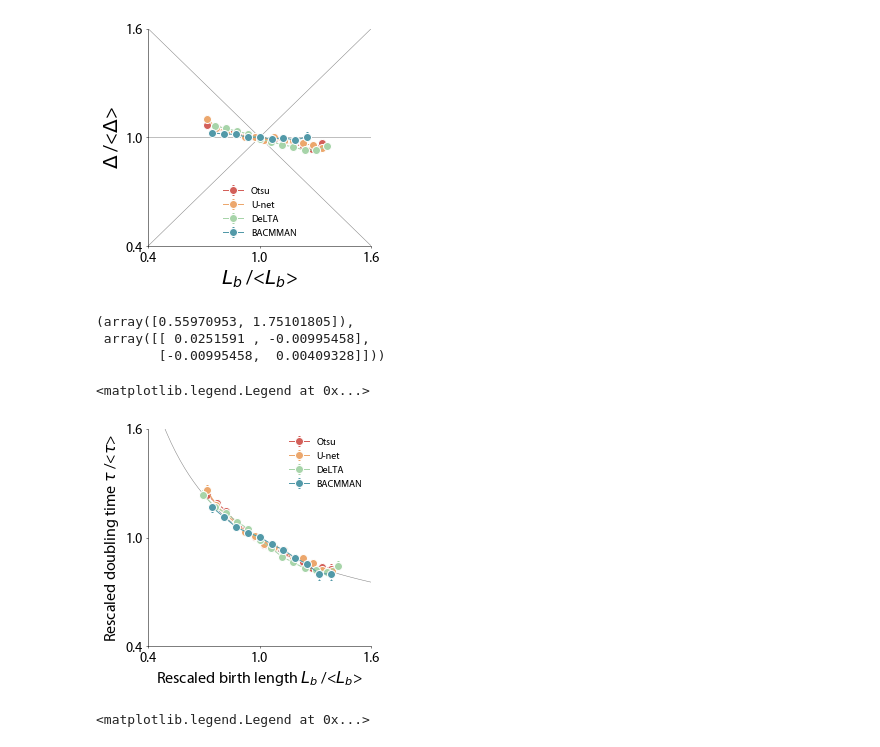
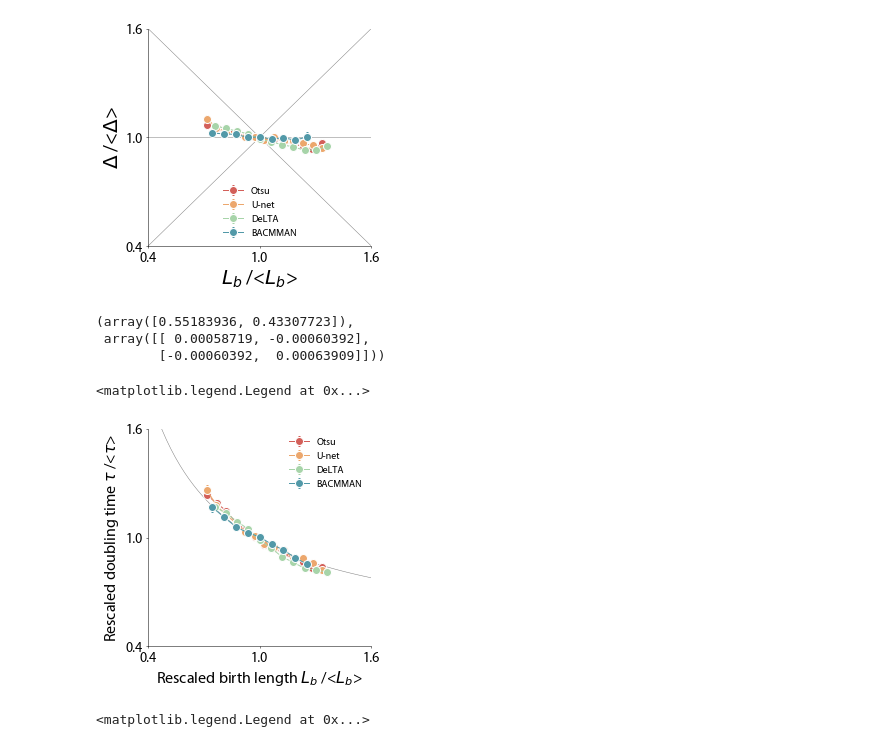
Before and after one commit to junlabucsd/napari-mm3, a Jupyter notebook: notebooks/fig4_plots.ipynb, the cells around one changed output. Drawn from its saved outputs; the diff is of its cells as text; code cells hidden in the pictures.

Commit message:
Update plots

```diff
--- a/notebooks/fig4_plots.ipynb
+++ b/notebooks/fig4_plots.ipynb
@@ -44,10 +44,14 @@ import utils_plotting as mm3
 # %% [markdown]
 ### Load data
 # %%
-df_otsu = pd.read_csv('20171225_otsu_complete_cells.csv')
-df_unet = pd.read_csv('20171225_unet_complete_cells.csv')
-df_delta = pd.read_csv('20171225_delta.csv')
-df_bac = pd.read_csv('20171225_fs104_bacmman_0223.csv')
+df_otsu = pd.read_csv(
+    '../Google Drive/My Drive/Jun_Lab/mm3_paper/data/20171225_fs104/otsu/20171225_otsu_complete_cells.csv')
+df_unet = pd.read_csv(
+    '../Google Drive/My Drive/Jun_Lab/mm3_paper/data/20171225_fs104/unet/20171225_unet_complete_cells.csv')
+df_delta = pd.read_csv(
+    '../Google Drive/My Drive/Jun_Lab/mm3_paper/data/20171225_fs104/delta/20171225_delta.csv')
+df_bac = pd.read_csv(
+    '../Google Drive/My Drive/Jun_Lab/mm3_paper/data/20171225_fs104/bacmman/20171225_fs104_bacmman_0223.csv')
 # %% [markdown]
 ### Fig 4.3. Adder correlations
 # %%
@@ -123,9 +127,9 @@ def tau_fit(sb,a,b):
 # %%
 curve_fit(tau_fit,bin_c,bin_m)
 # %% [output]
-(array([0.55970953, 1.75101805]),
- array([[ 0.0251591 , -0.00995458],
-        [-0.00995458,  0.00409328]]))
+(array([0.55183936, 0.43307723]),
+ array([[ 0.00058719, -0.00060392],
+        [-0.00060392,  0.00063909]]))
 # %%
 %matplotlib inline
 col_otsu = df_otsu['sb']/np.mean(df_otsu['sb'])
@@ -151,7 +155,7 @@ fit1 = curve_fit(tau_fit,bin_c,bin_m)[0]
 ax.plot(x,tau_fit(x,*fit1),color='gray')
 
 
-bin_c, bin_m, bin_e = mm3.binned_stat(col_otsu, row_otsu, bin_edges='sturges', binmin=50)
+bin_c, bin_m, bin_e = mm3.binned_stat(col_otsu, row_otsu, bin_edges='sturges', binmin=100)
 
 ax.errorbar(bin_c, bin_m, yerr=bin_e, xerr=None,
               marker='o', ms=8, alpha=1,ls='-',
@@ -160,42 +164,42 @@ ax.errorbar(bin_c, bin_m, yerr=bin_e, xerr=None,
               zorder=2, label='Otsu')
 
 
-bin_c, bin_m, bin_e = mm3.binned_stat(col_unet, row_unet, bin_edges='sturges', binmin=50)
+bin_c, bin_m, bin_e = mm3.binned_stat(col_unet, row_unet, bin_edges='sturges', binmin=100)
 
 ax.errorbar(bin_c, bin_m, yerr=bin_e, xerr=None,
               marker='o', ms=8, alpha=1, ls='-',
               lw=1, mew=1,mec='white', mfc='C1',color='C1',
               elinewidth=0.5, capsize=1, capthick=0.5,
               zorder=2,label='U-net')
 
 
-bin_c, bin_m, bin_e = mm3.binned_stat(col_delta, row_delta, bin_edges='sturges', binmin=50)
+bin_c, bin_m, bin_e = mm3.binned_stat(col_delta, row_delta, bin_edges='sturges', binmin=100)
 
 ax.errorbar(bin_c, bin_m, yerr=bin_e, xerr=None,
               marker='o', ms=8, alpha=1,ls='-',
               lw=1, mew=1, mec='white', mfc='C4', color='C4',
               elinewidth=0.5, capsize=1, capthick=0.5,
               zorder=2,label='DeLTA')
 
-bin_c, bin_m, bin_e = mm3.binned_stat(col_bac, row_bac, bin_edges='sturges', binmin=50)
+bin_c, bin_m, bin_e = mm3.binned_stat(col_bac, row_bac, bin_edges='sturges', binmin=100)
 
 ax.errorbar(bin_c, bin_m, yerr=bin_e, xerr=None,
               marker='o', ms=8, alpha=1,ls='-',
               lw=1, mew=1, mec='white', mfc='C5', color='C5',
               elinewidth=0.5, capsize=1, capthick=0.5,
               zorder=2,label='BACMMAN')
 
 ax.set_xticks([.4,1,1.6])
 ax.set_yticks([.4,1,1.6])
 ax.set_xlim(.4,1.6)
 ax.set_ylim(.4,1.6)
 ax.set_xlabel('Rescaled birth length $L_b$ /<$L_b$>',fontsize=16)
 ax.set_ylabel('Rescaled doubling time $\\tau$ /<$\\tau$>',fontsize=16)
 sns.despine()
 plt.legend(frameon=False)
 # %% [output]
 <matplotlib.legend.Legend at 0x...>
-[figure, old version]
+[figure, new version]
 # %%
 col_otsu = df_otsu['sb']/np.mean(df_otsu['sb'])
 row_otsu = df_otsu['elong_rate']/np.mean(df_otsu['elong_rate'])
```
Also changed, not shown: parts of 1 cell of this notebook.
